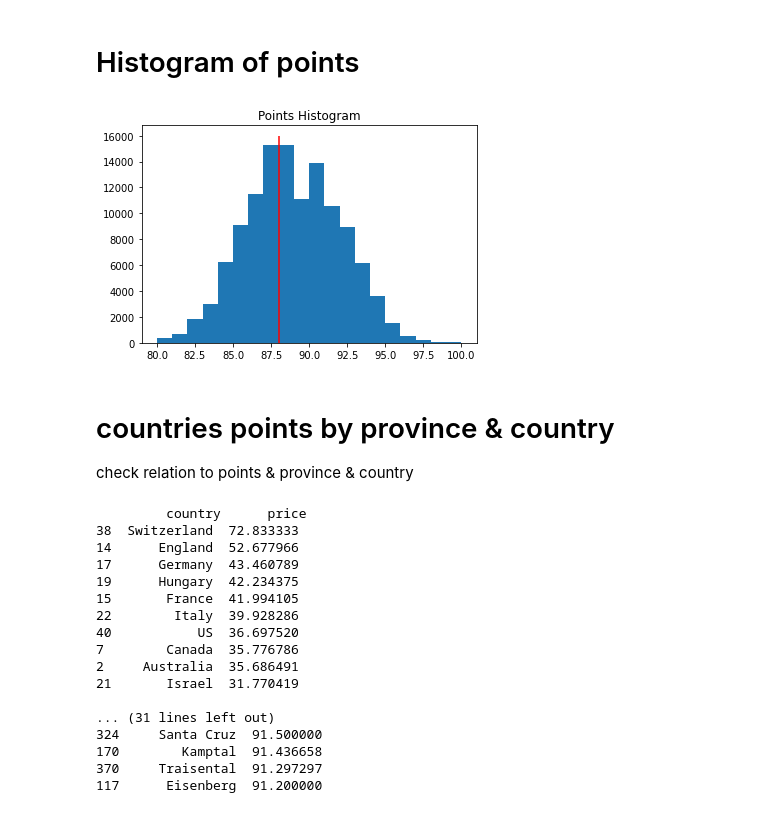
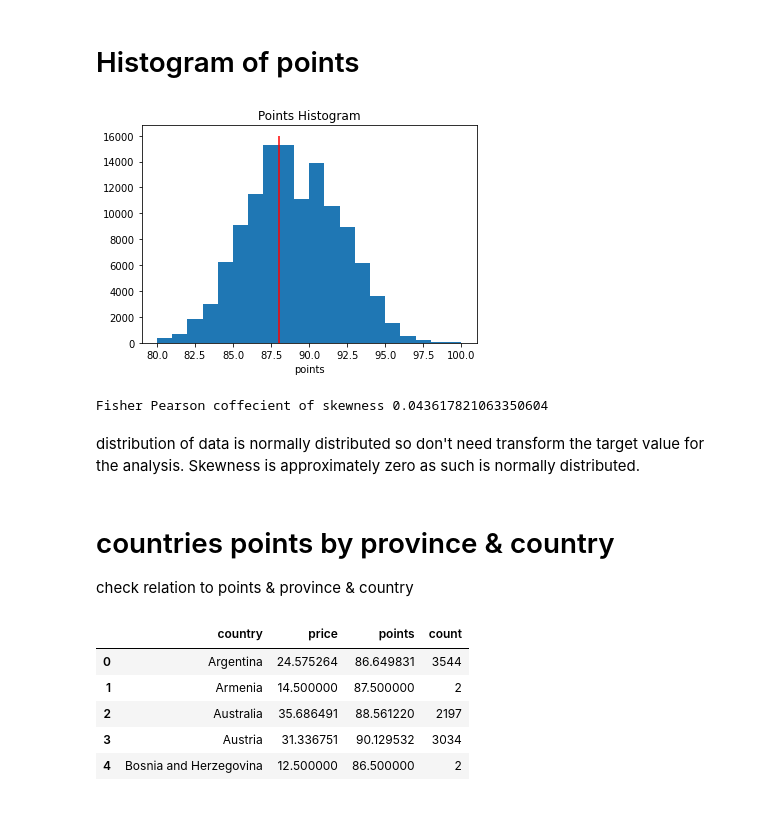
Before and after one commit to jbmarcelino1/WinePredictor, a Jupyter notebook: notebooks/Untitled.ipynb, the cells around one changed output. Drawn from its saved outputs; the diff is of its cells as text; code cells hidden in the pictures.

```diff
--- a/notebooks/Untitled.ipynb
+++ b/notebooks/Untitled.ipynb
@@ -129,8 +120,8 @@ set() columns missing from version from version 1 data
 # %% [markdown]
 # General Cleaning
 # %%
-# wine_version_two.drop(inplace=True,columns=['Unnamed: 0'])
-# wine_version_two = wine_version_two.reset_index(drop=True)
+wine_version_two.drop(inplace=True,columns=['Unnamed: 0'])
+wine_version_two = wine_version_two.reset_index(drop=True)
 print(wine_version_two.shape)
 # %% [output]
 (129971, 13)
@@ -186,12 +175,19 @@ price missing 8395 from check relevance
 # %%
 fig = plt.Figure(figsize=(5,8))
 ax = fig.add_subplot()
 plt.title('Points Histogram')
 plt.hist(x=data['points'],bins=20)
 plt.vlines(x=data['points'].median(),ymin=0,ymax=16000,color='r')
+plt.xlabel('points')
 plt.show()
+
+from scipy.stats import skew
+print(f"Fisher Pearson coffecient of skewness {skew(data['points'])}")
 # %% [output]
-[figure, old version]
+[figure, new version]
+Fisher Pearson coffecient of skewness 0.043617821063350604
+# %% [markdown]
+distribution of data is normally distributed so don't need transform the target value for the analysis. Skewness is approximately zero as such is normally distributed.
 # %% [markdown]
 # countries points by province & country
 
@@ -204,24 +199,0 @@ def generate_groupby_df(df, key, feature):
-# %%
-# country by mean point
-for i,v in zip([PRICE,POINTS,PRICE,POINTS],['country','country','province','province']):
-    country_df = generate_groupby_df(data,v,feature=i)
-    print("\n",country_df.head(10))
-# TODO add quality/price ratio
-# %% [output]
-         country      price
-38  Switzerland  72.833333
-14      England  52.677966
-17      Germany  43.460789
-19      Hungary  42.234375
-15       France  41.994105
-22        Italy  39.928286
-40           US  36.697520
-7        Canada  35.776786
-2     Australia  35.686491
-21       Israel  31.770419
-
-... (31 lines left out)
-324     Santa Cruz  91.500000
-170        Kamptal  91.436658
-370     Traisental  91.297297
-117      Eisenberg  91.200000
@@ -227,0 +216,9 @@ for i,v in zip([PRICE,POINTS,PRICE,POINTS],['country','country','province','prov
+# %%
+country.head()
+# %% [output]
+|  | country | price | points | count |
+| 0 | Argentina | 24.575264 | 86.649831 | 3544 |
+| 1 | Armenia | 14.500000 | 87.500000 | 2 |
+| 2 | Australia | 35.686491 | 88.561220 | 2197 |
+| 3 | Austria | 31.336751 | 90.129532 | 3034 |
+| 4 | Bosnia and Herzegovina | 12.500000 | 86.500000 | 2 |
```
Also changed, not shown: parts of 23 cells of this notebook, 1 other file.
